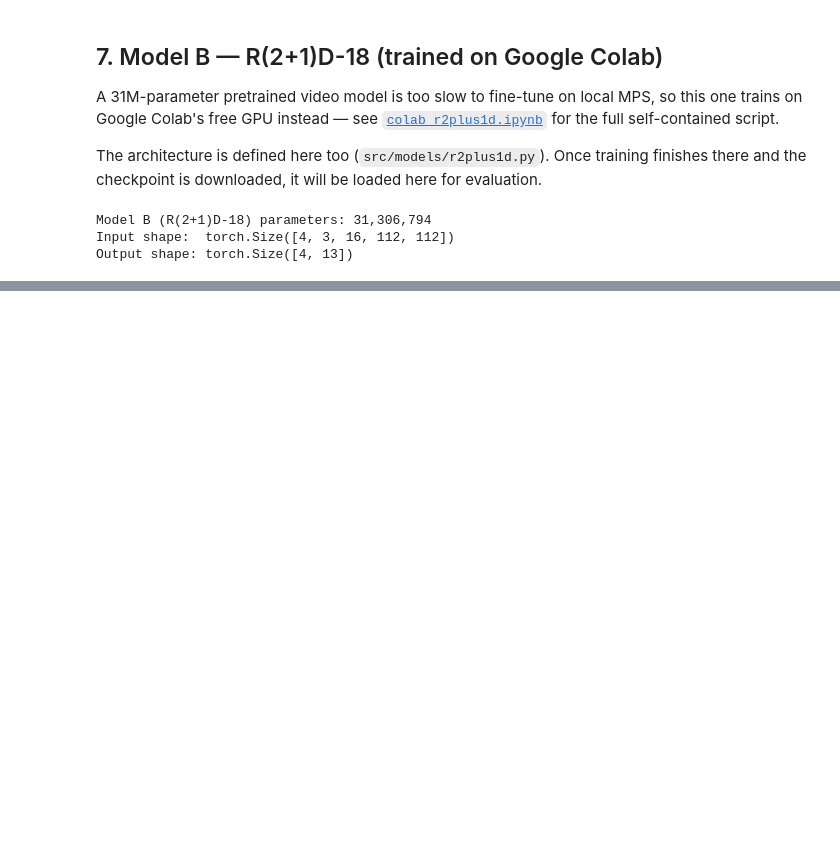
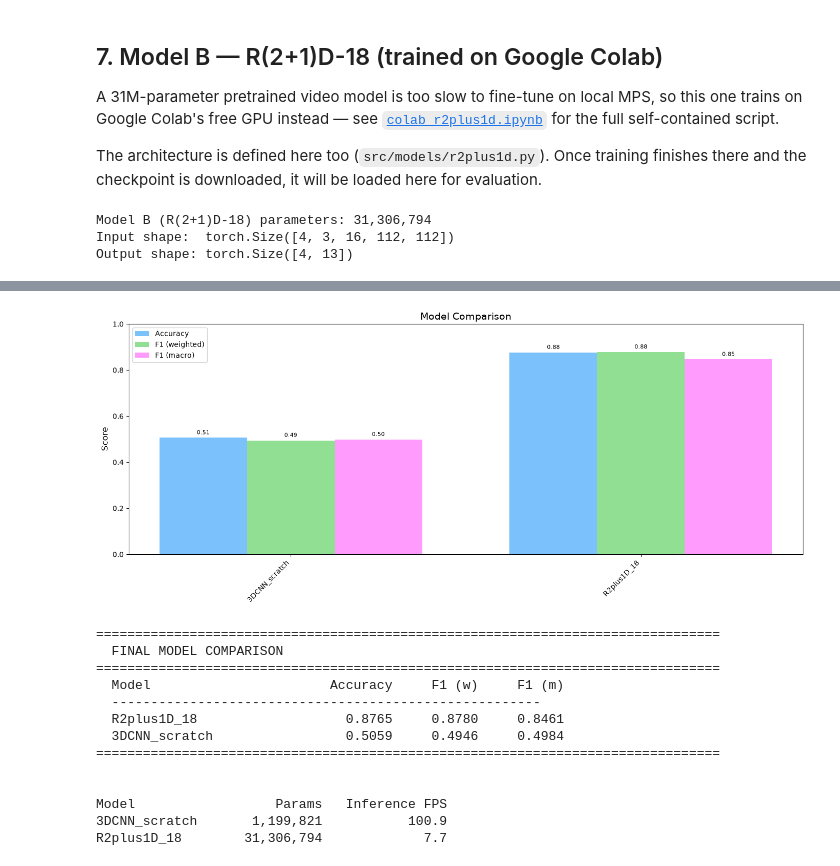
Before and after one commit to lanamatic/video-hand-gesture-recognition, a Jupyter notebook: notebooks/3dcnn_models.ipynb, the cells around one changed output, grey strips where cells are left out. Saved outputs shown, nothing was run; the diff lists cells and outputs as text; code cells hidden in the pictures; blank space fills up the shorter version.

```diff
--- a/notebooks/3dcnn_models.ipynb
+++ b/notebooks/3dcnn_models.ipynb
@@ -202,0 +210,4 @@ plot_history(history_a, "3DCNN_scratch")
+# %%
+model_a.load_state_dict(torch.load("../data/checkpoints/model_a_scratch_best.pth", map_location=DEVICE))
+model_a.eval()
+print("Loaded Model A from checkpoint (no training needed).")
@@ -277,0 +345,22 @@ Output shape: torch.Size([4, 13])
+# %%
+all_results = [results_a, results_b]
+compare_models(all_results, save_dir="../results/figures")
+
+print(f"\n{'Model':<16} {'Params':>12} {'Inference FPS':>15}")
+print(f"{'3DCNN_scratch':<16} {n_params_a:>12,} {timing_a['fps']:>15.1f}")
+print(f"{'R2plus1D_18':<16} {n_params_b_total:>12,} {timing_b['fps']:>15.1f}")
+# %% [output]
+[figure, added]
+================================================================================
+  FINAL MODEL COMPARISON
+================================================================================
+  Model                       Accuracy     F1 (w)     F1 (m)
+  -------------------------------------------------------
+  R2plus1D_18                   0.8765     0.8780     0.8461
+  3DCNN_scratch                 0.5059     0.4946     0.4984
+================================================================================
+
+
+Model                  Params   Inference FPS
+3DCNN_scratch       1,199,821           100.9
+R2plus1D_18        31,306,794             7.7
```
Also changed, not shown: parts of 10 cells of this notebook, 9 other files.
